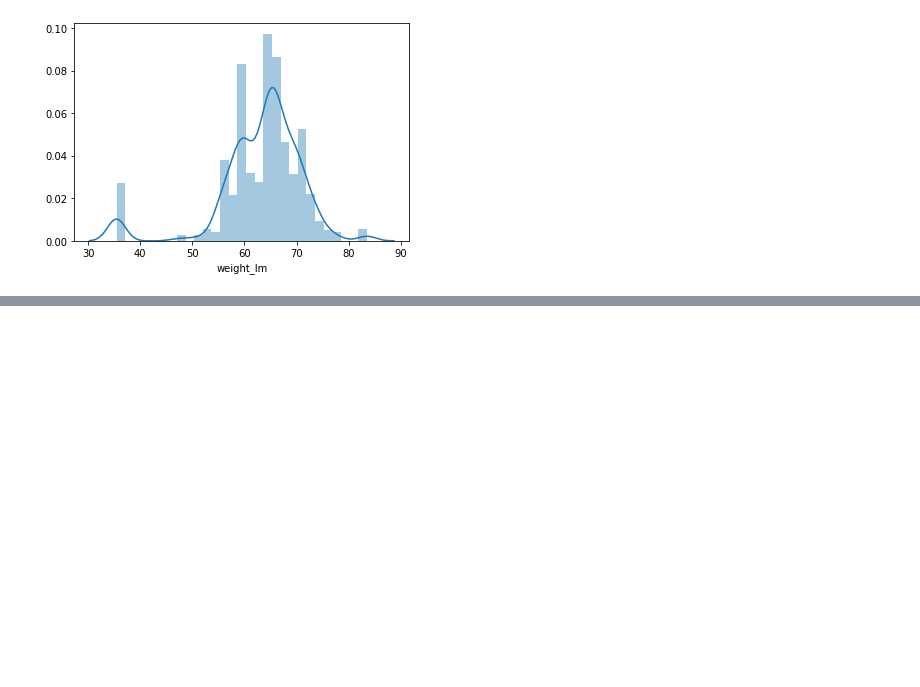
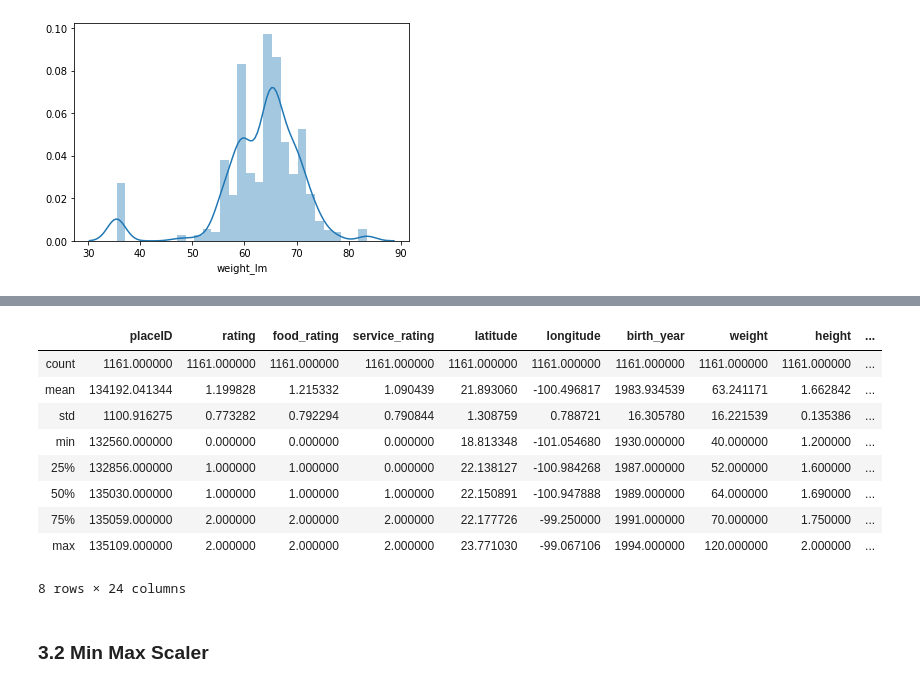
Before and after one commit to CarlosAlvarado-git/Data-Wrangling-Feature-Engineering, a Jupyter notebook: Feature Engineering/Feature Engineering.ipynb, the cells around one changed output, grey strips where cells are left out. Saved outputs shown, nothing was run; the diff lists cells and outputs as text; code cells hidden in the pictures; blank space fills up the shorter version.

Commit message:
adding min max scaler

```diff
--- a/Feature Engineering/Feature Engineering.ipynb
+++ b/Feature Engineering/Feature Engineering.ipynb
@@ -433,0 +556,10 @@ y_hat = -36.57 + 60.03x
+# %%
+df['weight_pct'] = np.where(
+    df['weight']<pl,
+    pl,
+    np.where(
+        df['weight']>pu,
+        pu,
+        df['weight']
+    )
+)
@@ -433,0 +592,5 @@ y_hat = -36.57 + 60.03x
+# %%
+scaler = StandardScaler()
+df_z = df.copy()
+for col in df_z.select_dtypes(include=['float', 'int']).columns:
+    df_z[col+'_z'] = scaler.fit_transform(df_z[[col]])
@@ -433,0 +607,15 @@ y_hat = -36.57 + 60.03x
+# %%
+df_z.describe()
+# %% [output]
+|  | placeID | rating | food_rating | service_rating | latitude | longitude | birth_year | weight | height | ... |
+| count | 1161.000000 | 1161.000000 | 1161.000000 | 1161.000000 | 1161.000000 | 1161.000000 | 1161.000000 | 1161.000000 | 1161.000000 | ... |
+| mean | 134192.041344 | 1.199828 | 1.215332 | 1.090439 | 21.893060 | -100.496817 | 1983.934539 | 63.241171 | 1.662842 | ... |
+| std | 1100.916275 | 0.773282 | 0.792294 | 0.790844 | 1.308759 | 0.788721 | 16.305780 | 16.221539 | 0.135386 | ... |
+| min | 132560.000000 | 0.000000 | 0.000000 | 0.000000 | 18.813348 | -101.054680 | 1930.000000 | 40.000000 | 1.200000 | ... |
+| 25% | 132856.000000 | 1.000000 | 1.000000 | 0.000000 | 22.138127 | -100.984268 | 1987.000000 | 52.000000 | 1.600000 | ... |
+| 50% | 135030.000000 | 1.000000 | 1.000000 | 1.000000 | 22.150891 | -100.947888 | 1989.000000 | 64.000000 | 1.690000 | ... |
+| 75% | 135059.000000 | 2.000000 | 2.000000 | 2.000000 | 22.177726 | -99.250000 | 1991.000000 | 70.000000 | 1.750000 | ... |
+| max | 135109.000000 | 2.000000 | 2.000000 | 2.000000 | 23.771030 | -99.067106 | 1994.000000 | 120.000000 | 2.000000 | ... |
+8 rows × 24 columns
+# %% [markdown]
+### 3.2 Min Max Scaler
```
Also changed, not shown: parts of 35 cells of this notebook, 4 other files.
